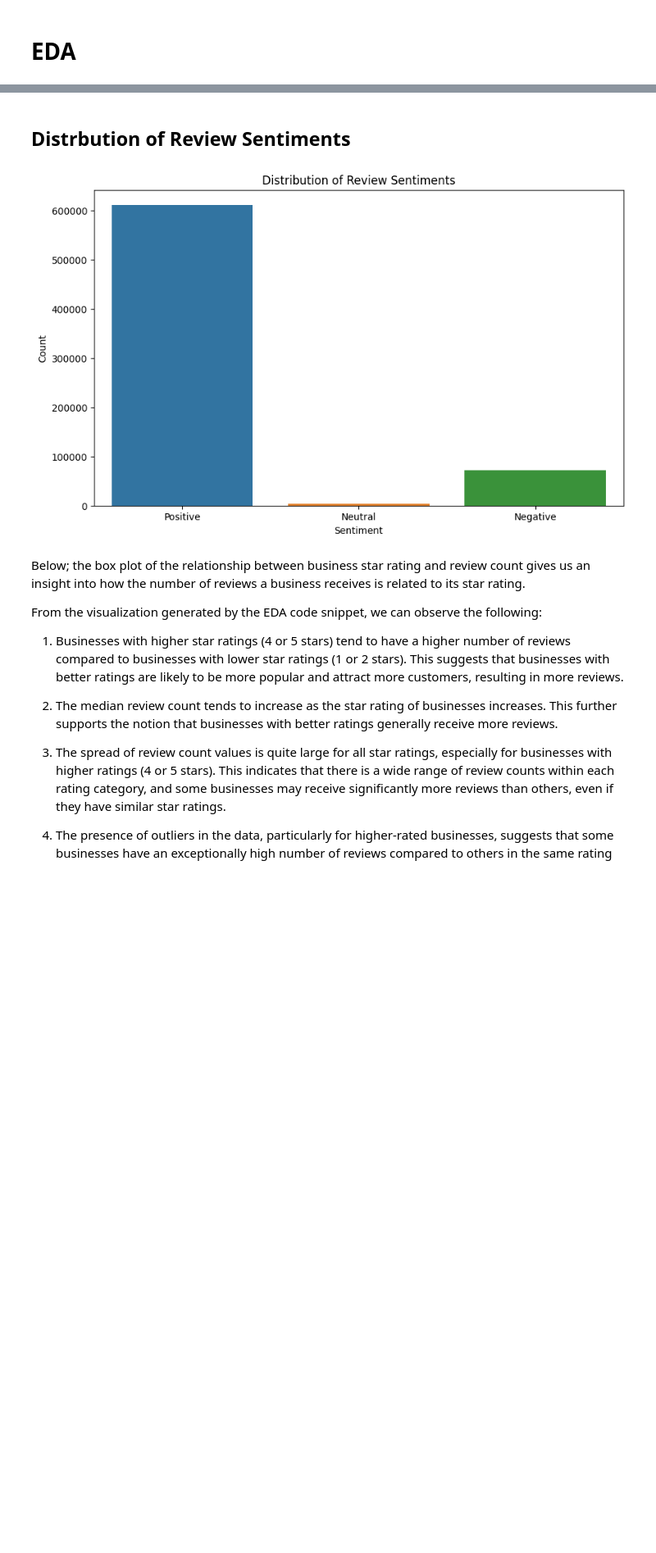
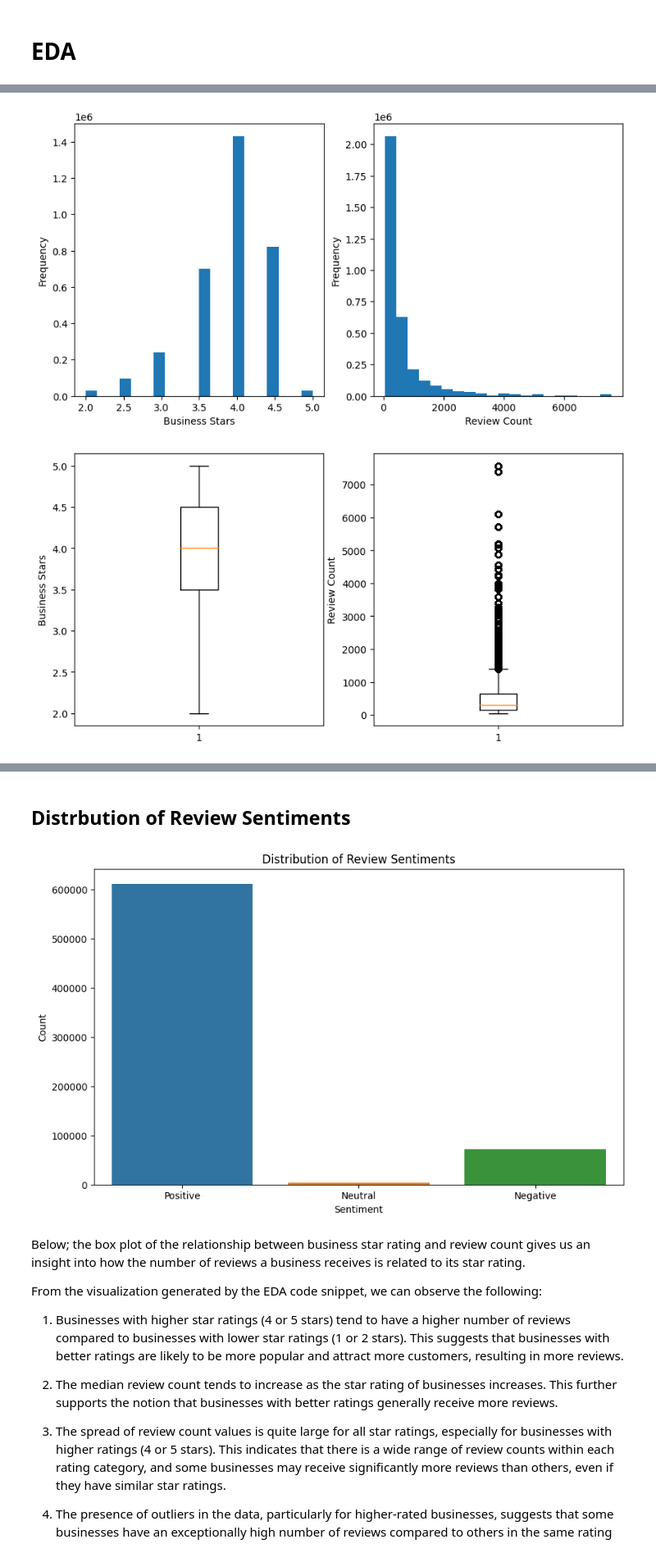
Before and after one commit to orethadomfeh/YelpGrowthInsights, a Jupyter notebook: code/eda.ipynb, the cells around one changed output, grey strips where cells are left out. Shown at 82% size. Cells and saved outputs as stored; diff of their text form; code cells hidden in the pictures; blank space fills up the shorter version.

```diff
--- a/code/eda.ipynb
+++ b/code/eda.ipynb
@@ -70 +82,24 @@ Index(['business_id', 'name', 'address', 'city', 'state', 'postal_code',
+# %%
+import matplotlib.pyplot as plt
+
+# Create histograms for 'business_stars' and 'review_count'
+fig, axs = plt.subplots(1, 2, figsize=(10, 5))
+axs[0].hist(restaurant['business_star'], bins=20)
+axs[0].set_xlabel('Business Stars')
+axs[0].set_ylabel('Frequency')
+axs[1].hist(restaurant['review_count'], bins=20)
+axs[1].set_xlabel('Review Count')
+axs[1].set_ylabel('Frequency')
+plt.show()
+
+# Create boxplots for 'business_stars' and 'review_count'
+fig, axs = plt.subplots(1, 2, figsize=(10, 5))
+axs[0].boxplot(restaurant['business_star'])
+axs[0].set_ylabel('Business Stars')
+axs[1].boxplot(restaurant['review_count'])
+axs[1].set_ylabel('Review Count')
+plt.show()
+# %% [output]
+[figure, added]
+[figure, added]
 # %% [markdown]
```
Also changed, not shown: parts of 22 cells of this notebook, 1 other file.
